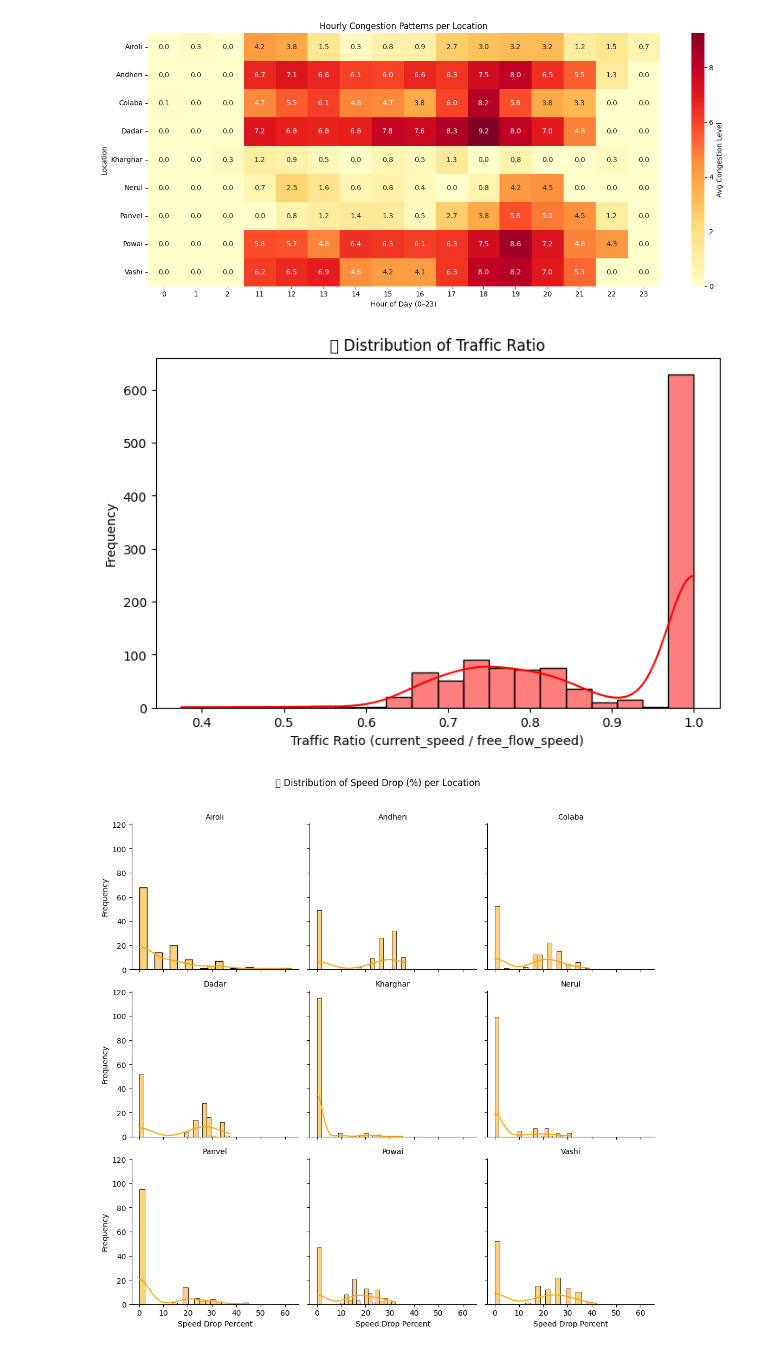
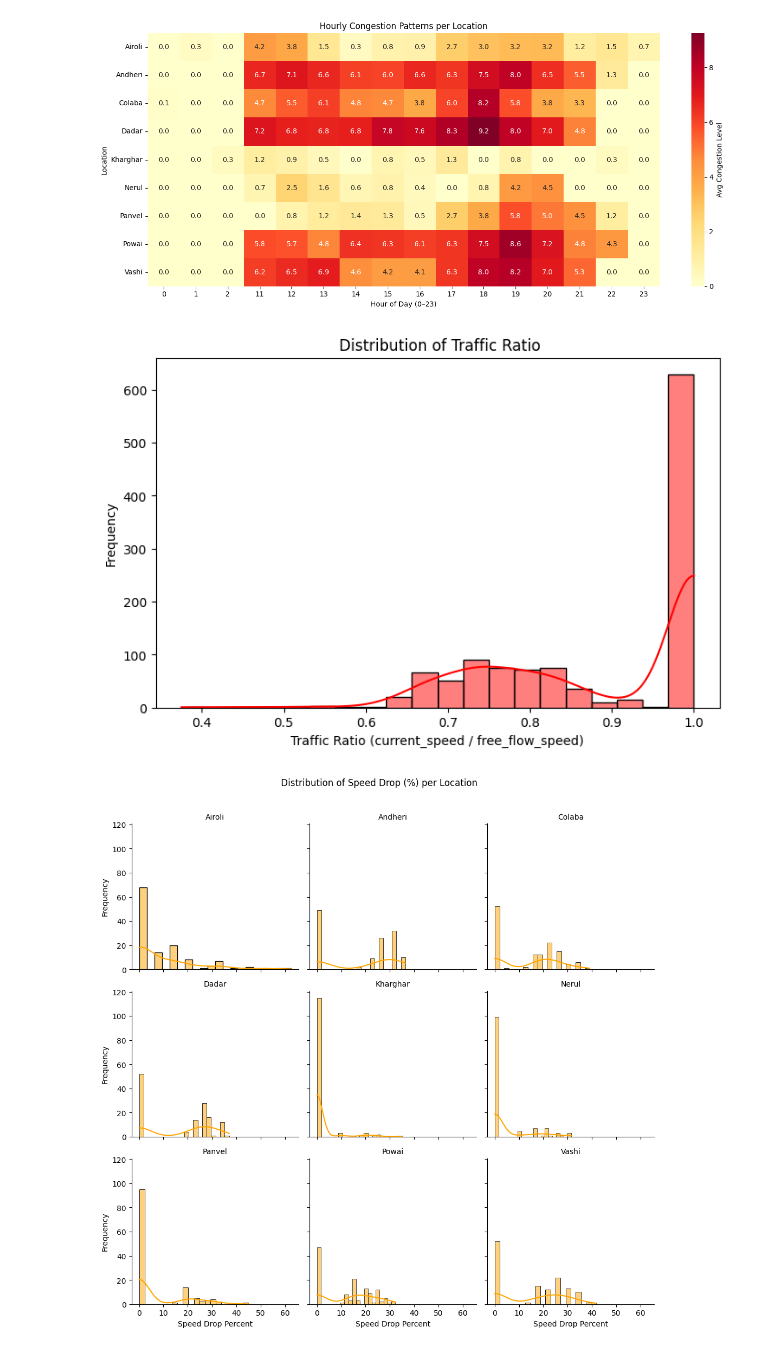
Before and after one commit to srgmnagar/traffic-congestion-analyzer, a Jupyter notebook: notebooks/data_analysis.ipynb, the cells around one changed output. Saved outputs shown, nothing was run; the diff lists cells and outputs as text; code cells hidden in the pictures.

Commit message:
visualtizations done

```diff
--- a/notebooks/data_analysis.ipynb
+++ b/notebooks/data_analysis.ipynb
@@ -351,15 +354,15 @@ plt.show()
 # %%
 import seaborn as sns
 import matplotlib.pyplot as plt
 
 plt.figure(figsize=(8,5))
 sns.histplot(df['traffic_ratio'], bins=20, kde=True, color='red')
-plt.title("📊 Distribution of Traffic Ratio")
+plt.title(" Distribution of Traffic Ratio")
 plt.xlabel("Traffic Ratio (current_speed / free_flow_speed)")
 plt.ylabel("Frequency")
 plt.show()
 # %% [output]
-[figure, old version]
+[figure, new version]
 # %%
 g = sns.FacetGrid(df, col="location_name", col_wrap=3, height=3.5, sharex=True, sharey=True)
 g.map_dataframe(sns.histplot, x="speed_drop_percent", bins=20, color="orange", kde=True)
```
Also changed, not shown: parts of 19 cells of this notebook, 1 other file.
